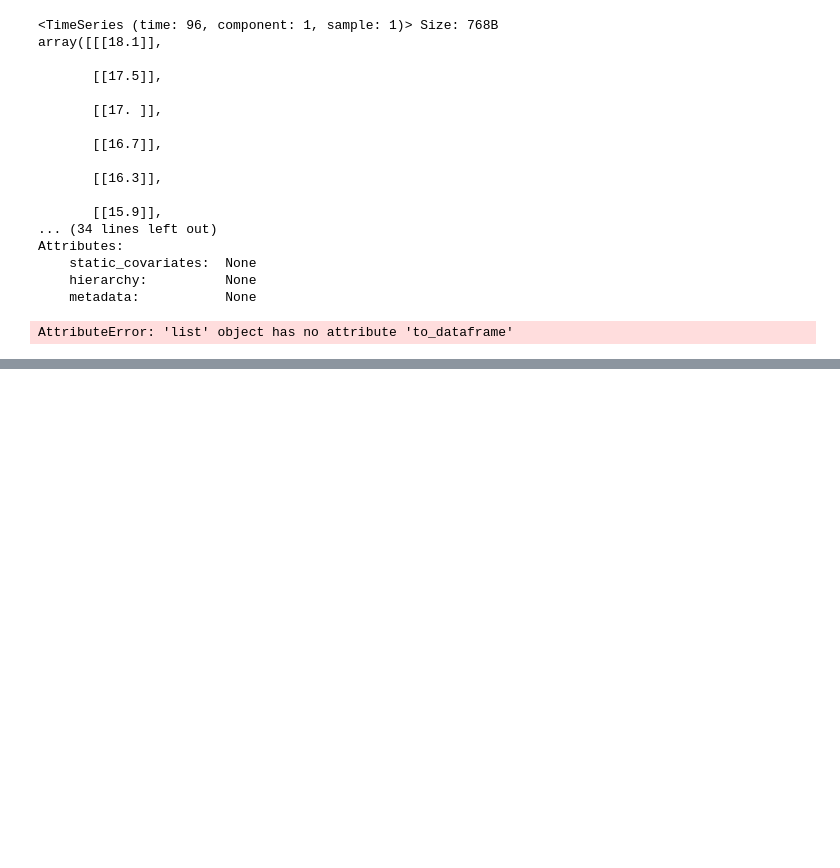
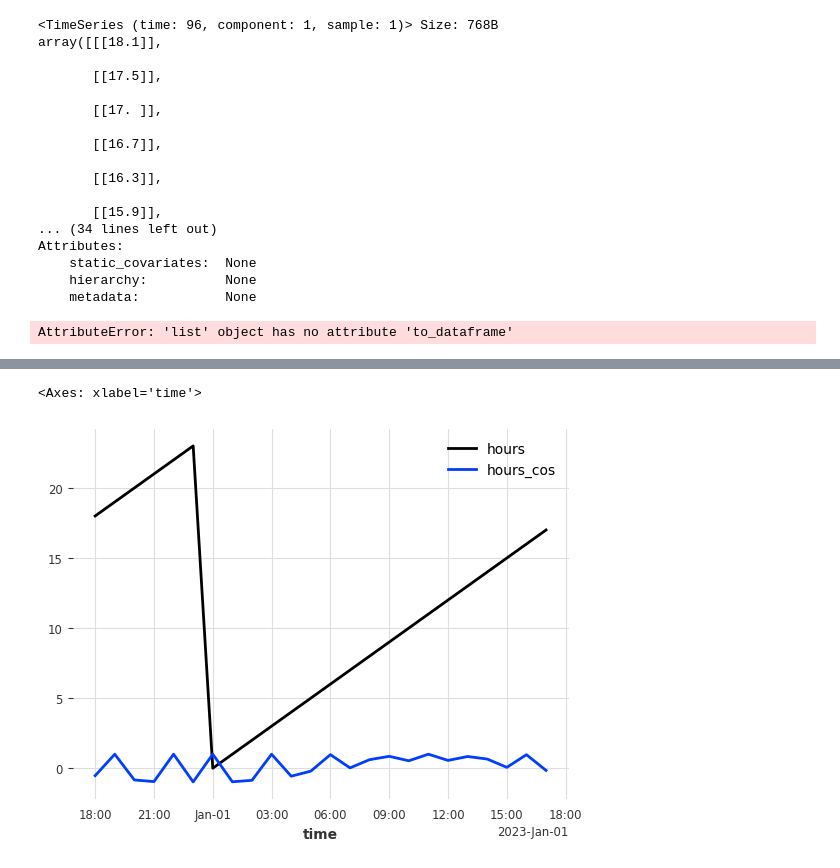
Before and after one commit to akasharan-a/Weather_forecasting_with_MLOps, a Jupyter notebook: notebooks/weather_data_base_model.ipynb, the cells around one changed output, grey strips where cells are left out. Cells and saved outputs as stored; diff of their text form; code cells hidden in the pictures; blank space fills up the shorter version.

```diff
--- a/notebooks/weather_data_base_model.ipynb
+++ b/notebooks/weather_data_base_model.ipynb
@@ -252,0 +302,6 @@ AttributeError: 'list' object has no attribute 'to_dataframe'
+# %%
+series['hours'][:24].plot()
+series['hours_cos'][:24].plot()
+# %% [output]
+<Axes: xlabel='time'>
+[figure, added]
```
Also changed, not shown: parts of 7 cells of this notebook, 8 other files.
